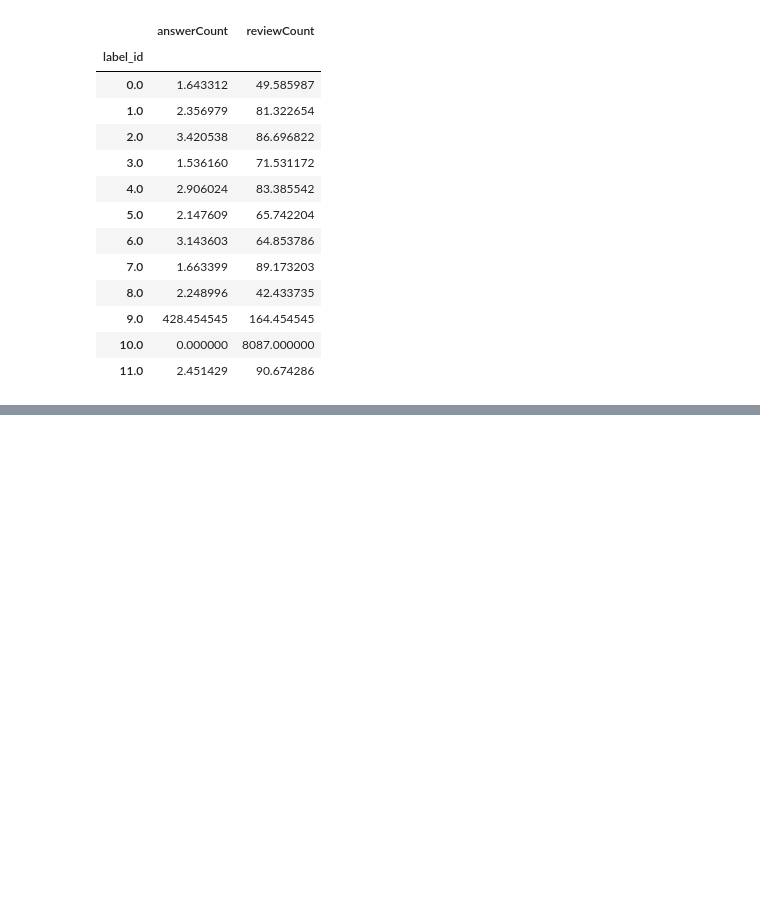
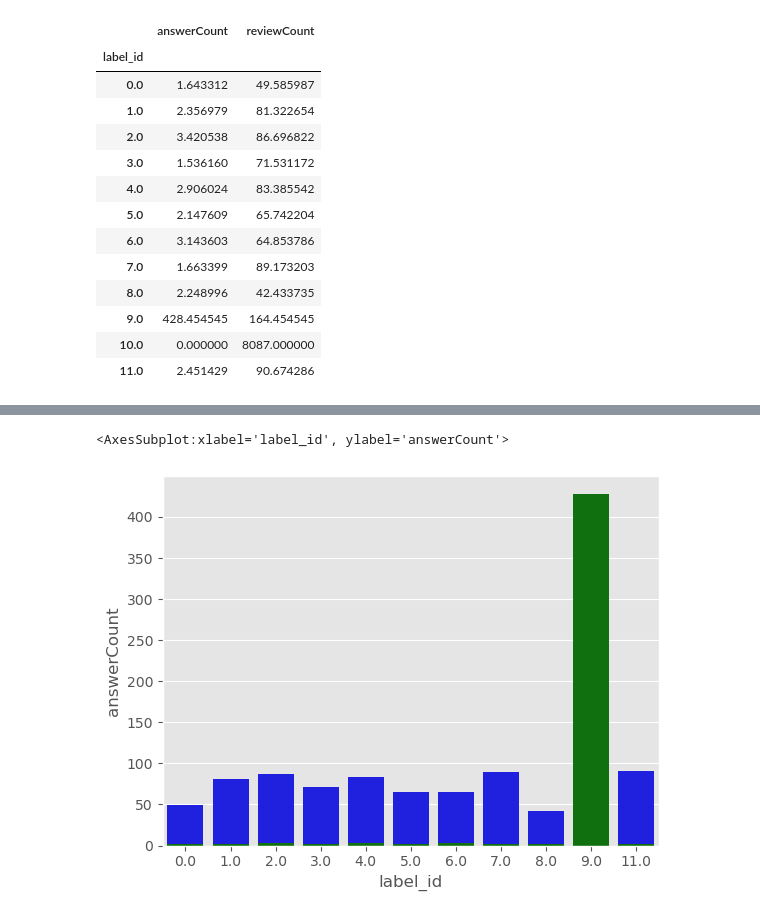
Before and after one commit to jaidevd/dataviz-group-3, a Jupyter notebook: explore-clusters.ipynb, the cells around one changed output, grey strips where cells are left out. Saved outputs shown, nothing was run; the diff lists cells and outputs as text; code cells hidden in the pictures; blank space fills up the shorter version.

```diff
--- a/explore-clusters.ipynb
+++ b/explore-clusters.ipynb
@@ -82,0 +128,2 @@ Index(['abuseCount', 'customerNickname', 'helpfulNo', 'helpfulYes',
+# %%
+XX = x.groupby('label_id')[['reviewCount', 'answerCount']].mean().reset_index()
@@ -82,0 +145,8 @@ Index(['abuseCount', 'customerNickname', 'helpfulNo', 'helpfulYes',
+# %%
+plt.style.use('ggplot')
+# %%
+ax = sns.barplot(data=XX, x='label_id', y='reviewCount', color='b')
+sns.barplot(data=XX, x='label_id', y='answerCount', color='g')
+# %% [output]
+<AxesSubplot:xlabel='label_id', ylabel='answerCount'>
+[figure, added]
```
Also changed, not shown: parts of 15 cells of this notebook, 12 other files.
